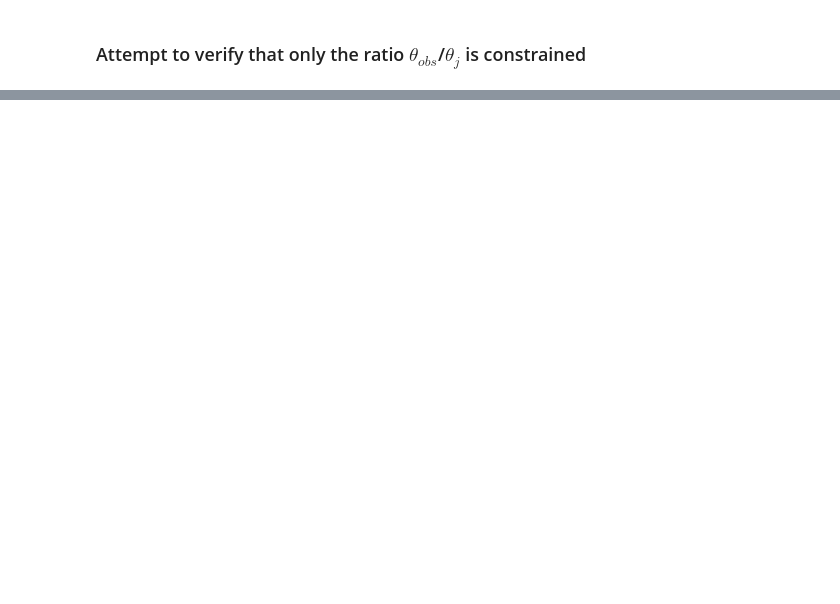
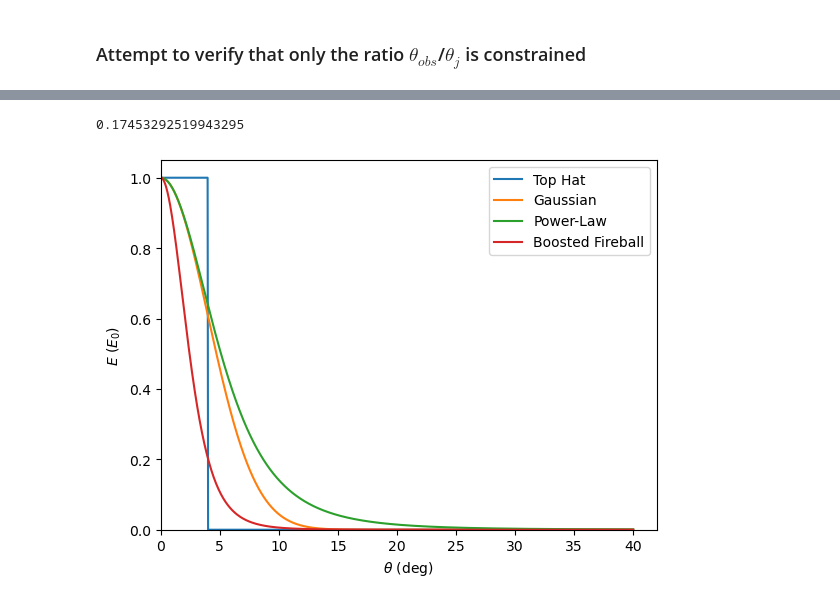
Before and after one commit to agathb/quadrucode, a Jupyter notebook: examples/quadrucodev2.ipynb, the cells around one changed output, grey strips where cells are left out. Saved outputs shown, nothing was run; the diff lists cells and outputs as text; code cells hidden in the pictures; blank space fills up the shorter version.

```diff
--- a/examples/quadrucodev2.ipynb
+++ b/examples/quadrucodev2.ipynb
@@ -544,0 +601,50 @@ The ratio is 6.302533045326672
+# %%
+convert_deg_to_rad(10)
+# %% [output]
+0.17453292519943295
+# %%
+thetalinsp = np.linspace(0, 0.6981317007977318, 1000)
+
+# Fetching the variables
+
+theta_c = 0.0698132 # 10 degrees 0.17453292519943295
+b = A['b']
+E_iso = B['E']
+gb = J['GammaB']
+e0 = J['Eta0']
+c = 3*10**8 #speed of light in vacuum
+
+# Top Hat
+E_th = np.heaviside(-thetalinsp+theta_c,thetalinsp[999]- theta_c) # Using the heaviside funcion that is 0 for x < 0 and 1 for x > 1 with x running from 1 to -9 to get only a small potion that is = 1 with sharp edges
+
+# Gaussian
+E_g = np.exp(-0.5*(thetalinsp/theta_c)**2)
+
+# Power-Law
+E_pl = ( 1 + (1/b)*(thetalinsp/theta_c)**2 )**(-b/2)
+
+# Boosted Fireball
+v0 = np.sqrt(1 - 1/e0**2)
+vb = np.sqrt(1 - 1/gb**2)
+sin_fact = gb*vb*np.sin(thetalinsp)
+gamma_max_0 = gb*(e0 + vb*e0*v0)
+gamma_max = gb*(e0 + vb*np.cos(thetalinsp))*np.sqrt((e0*v0)**2 - sin_fact**2)/(1 + sin_fact**2)
+E_bf = (gamma_max/gamma_max_0)**3
+# %%
+def normalize_E(E):
+    return E/E[0]
+# %%
+fig3, ax3 = plt.subplots(1, 1)
+
+ax3.plot(convert_rad_to_deg(thetalinsp), E_th, label="Top Hat")
+ax3.plot(convert_rad_to_deg(thetalinsp), E_g, label="Gaussian")
+ax3.plot(convert_rad_to_deg(thetalinsp), E_pl, label="Power-Law")
+ax3.plot(convert_rad_to_deg(thetalinsp), normalize_E(E_bf), label="Boosted Fireball")
+ax3.set_xlim(0,)
+ax3.set_ylim(0,)
+#ax3.set_title("Energy per angle of structured jets")
+ax3.set(xlabel=r'$\theta$ (deg)', ylabel=r'$E$ ($E_0$)')
+ax3.legend()
+fig3.savefig("profiles.png")
+# %% [output]
+[figure, added]
```
Also changed, not shown: parts of 15 cells of this notebook, 2 other files.
